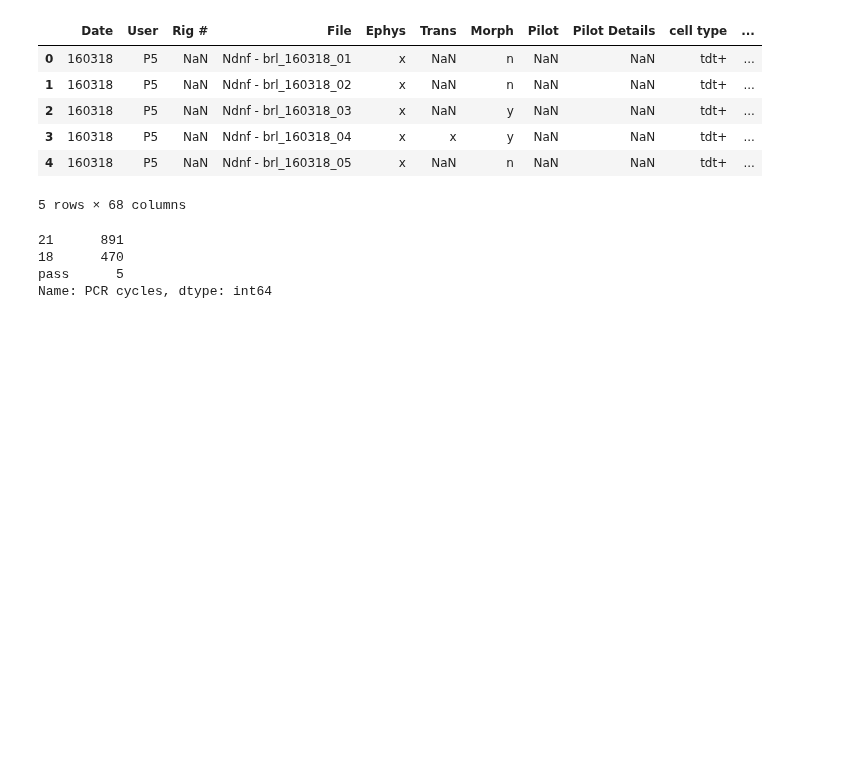
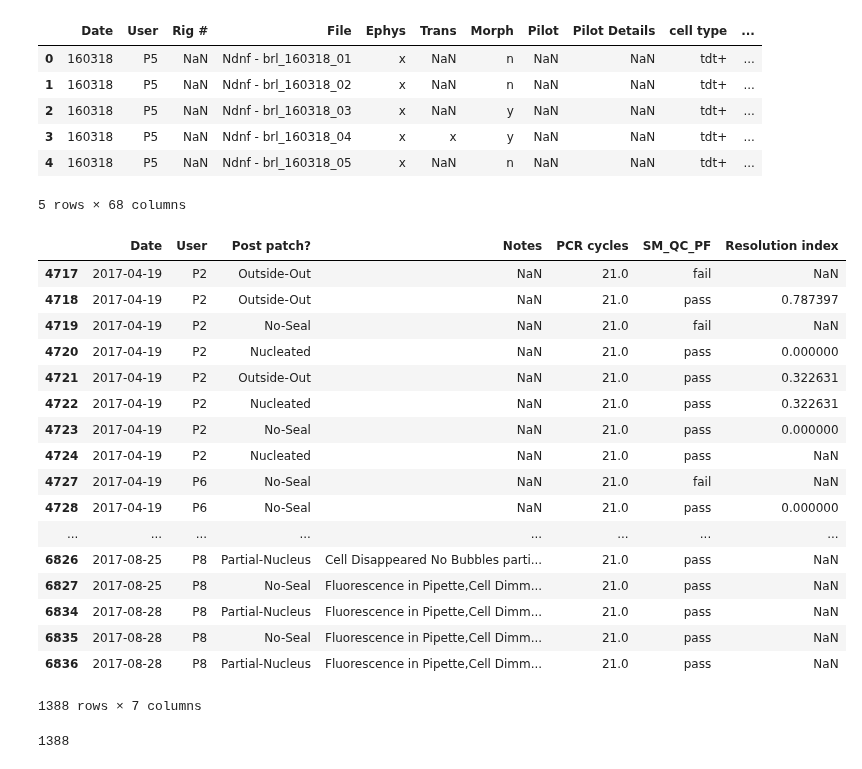
Before and after one commit to ru57y34nn/patchseq_gdoc_analysis, a Jupyter notebook: Nucleated_patch_analysis.ipynb, the cells around one changed output. Cells and saved outputs as stored; diff of their text form; code cells hidden in the pictures; blank space fills up the shorter version.

```diff
--- a/Nucleated_patch_analysis.ipynb
+++ b/Nucleated_patch_analysis.ipynb
@@ -21,16 +21,37 @@ ps.head()
 # %%
 ps = ps[["Date", "User", "Post patch?", "Notes", "PCR cycles", "SM_QC_PF", "Resolution index", "Bad dates"]]
 ps.dropna(subset = ["SM_QC_PF", "Post patch?"], inplace = True)
 ps["User"] = ps["User"].astype("category")
 ps["Post patch?"] = ps["Post patch?"].astype("category")
 ps["SM_QC_PF"] = ps["SM_QC_PF"].astype("category")
 ps = ps[ps["Bad dates"] != 'x']
 ps = ps[ps["SM_QC_PF"] != "cnt"]
-#ps = ps[ps["PCR cycles"] == 21]
-#ps = ps.drop('Bad dates', 1)
-ps["PCR cycles"].value_counts()
+ps = ps[ps["PCR cycles"] == 21]
+ps = ps.drop('Bad dates', 1)
+ps["Date"] = pd.to_datetime(ps["Date"], format = '%y%m%d')
+#ps["PCR cycles"].value_counts()
+ps
 # %% [output]
+|  | Date | User | Post patch? | Notes | PCR cycles | SM_QC_PF | Resolution index |
+| 4717 | 2017-04-19 | P2 | Outside-Out | NaN | 21.0 | fail | NaN |
+| 4718 | 2017-04-19 | P2 | Outside-Out | NaN | 21.0 | pass | 0.787397 |
+| 4719 | 2017-04-19 | P2 | No-Seal | NaN | 21.0 | fail | NaN |
+| 4720 | 2017-04-19 | P2 | Nucleated | NaN | 21.0 | pass | 0.000000 |
+| 4721 | 2017-04-19 | P2 | Outside-Out | NaN | 21.0 | pass | 0.322631 |
+| 4722 | 2017-04-19 | P2 | Nucleated | NaN | 21.0 | pass | 0.322631 |
+| 4723 | 2017-04-19 | P2 | No-Seal | NaN | 21.0 | pass | 0.000000 |
+| 4724 | 2017-04-19 | P2 | Nucleated | NaN | 21.0 | pass | NaN |
+| 4727 | 2017-04-19 | P6 | No-Seal | NaN | 21.0 | fail | NaN |
+| 4728 | 2017-04-19 | P6 | No-Seal | NaN | 21.0 | pass | 0.000000 |
+| ... | ... | ... | ... | ... | ... | ... | ... |
+| 6826 | 2017-08-25 | P8 | Partial-Nucleus | Cell Disappeared No Bubbles parti... | 21.0 | pass | NaN |
+| 6827 | 2017-08-25 | P8 | No-Seal | Fluorescence in Pipette,Cell Dimm... | 21.0 | pass | NaN |
+| 6834 | 2017-08-28 | P8 | Partial-Nucleus | Fluorescence in Pipette,Cell Dimm... | 21.0 | pass | NaN |
+| 6835 | 2017-08-28 | P8 | No-Seal | Fluorescence in Pipette,Cell Dimm... | 21.0 | pass | NaN |
+| 6836 | 2017-08-28 | P8 | Partial-Nucleus | Fluorescence in Pipette,Cell Dimm... | 21.0 | pass | NaN |
-21      891
-18      470
-pass      5
-Name: PCR cycles, dtype: int64
+1388 rows × 7 columns
+# %%
+total = ps["Post patch?"].count()
+total
+# %% [output]
+1388
```
Also changed, not shown: parts of 8 cells of this notebook, 1 other file.
